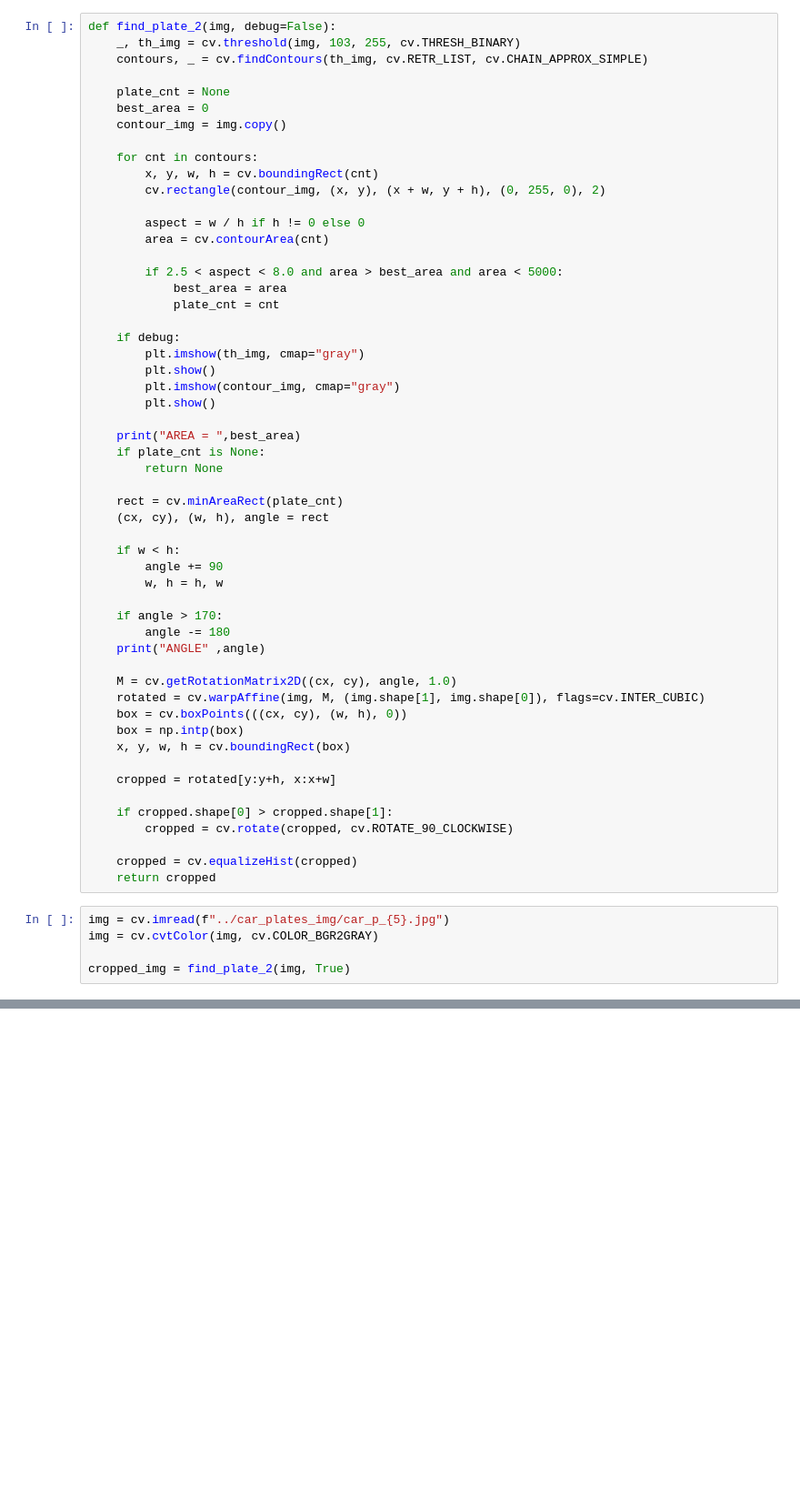
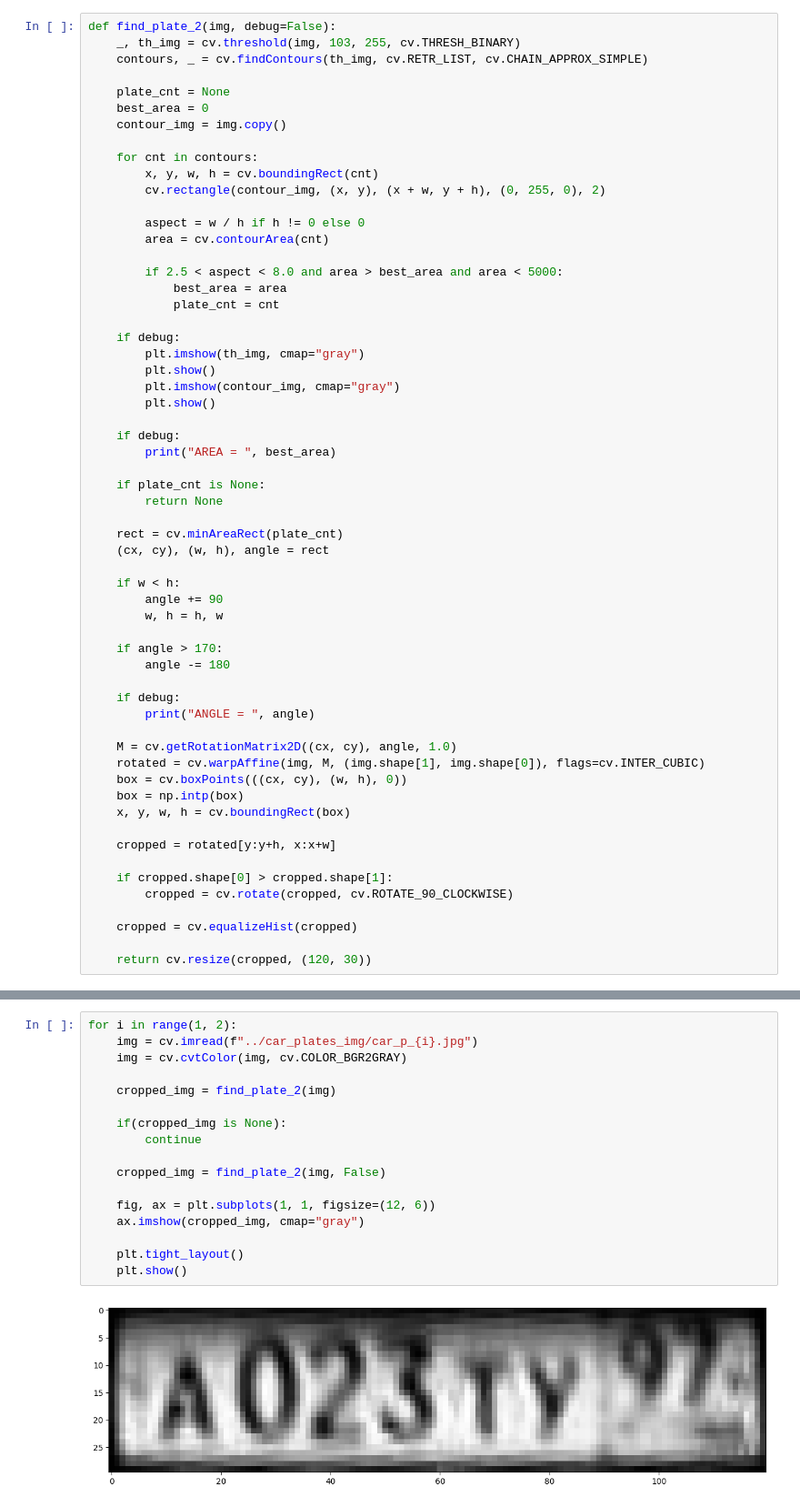
Before and after one commit to AlexanderTereshenkov/computer-vision, a Jupyter notebook: practice/plates.ipynb, the cells around one changed output, grey strips where cells are left out. Shown at 91% size. Cells and saved outputs as stored; diff of their text form; blank space fills up the shorter version.

```diff
--- a/practice/plates.ipynb
+++ b/practice/plates.ipynb
@@ -67,7 +68,9 @@ def find_plate_2(img, debug=False):
         plt.imshow(contour_img, cmap="gray")
         plt.show()
 
-    print("AREA = ",best_area)
+    if debug:
+        print("AREA = ", best_area)
+
     if plate_cnt is None:
         return None
 
@@ -80,7 +83,9 @@ def find_plate_2(img, debug=False):
 
     if angle > 170:
         angle -= 180
-    print("ANGLE" ,angle)
+
+    if debug:
+        print("ANGLE = ", angle)
 
     M = cv.getRotationMatrix2D((cx, cy), angle, 1.0)
     rotated = cv.warpAffine(img, M, (img.shape[1], img.shape[0]), flags=cv.INTER_CUBIC)
@@ -94,9 +99,5 @@ def find_plate_2(img, debug=False):
         cropped = cv.rotate(cropped, cv.ROTATE_90_CLOCKWISE)
 
     cropped = cv.equalizeHist(cropped)
-    return cropped
+
+    return cv.resize(cropped, (120, 30))
-# %%
-img = cv.imread(f"../car_plates_img/car_p_{5}.jpg")
-img = cv.cvtColor(img, cv.COLOR_BGR2GRAY)
-
-cropped_img = find_plate_2(img, True)
@@ -107,0 +115,19 @@ ANGLE 2.573359727859497
+# %%
+for i in range(1, 2):
+    img = cv.imread(f"../car_plates_img/car_p_{i}.jpg")
+    img = cv.cvtColor(img, cv.COLOR_BGR2GRAY)
+
+    cropped_img = find_plate_2(img)
+
+    if(cropped_img is None):
+        continue
+
+    cropped_img = find_plate_2(img, False)
+
+    fig, ax = plt.subplots(1, 1, figsize=(12, 6))
+    ax.imshow(cropped_img, cmap="gray")
+
+    plt.tight_layout()
+    plt.show()
+# %% [output]
+[figure, added]
```
Also changed, not shown: parts of 6 cells of this notebook.
